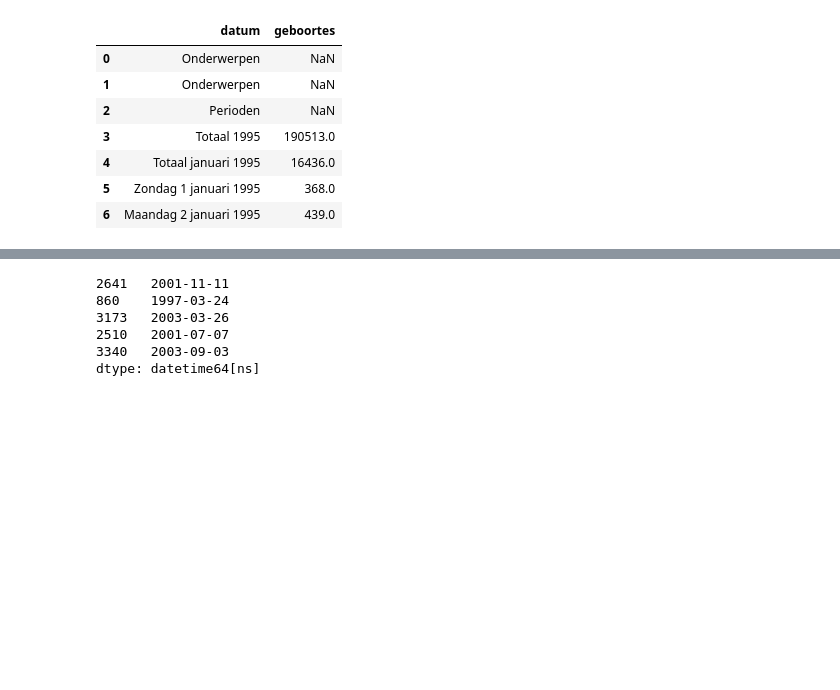
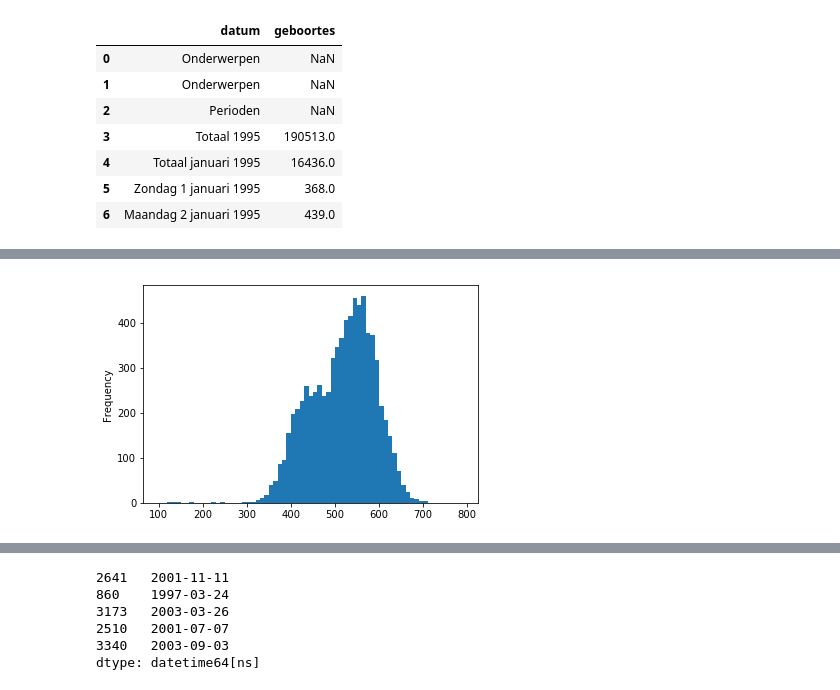
Before and after one commit to Gijs-Koot/Gijs-Koot.github.io, a Jupyter notebook: notebooks/birth-cleanup.ipynb, the cells around one changed output, grey strips where cells are left out. Drawn from its saved outputs; the diff is of its cells as text; code cells hidden in the pictures; blank space fills up the shorter version.

```diff
--- a/notebooks/birth-cleanup.ipynb
+++ b/notebooks/birth-cleanup.ipynb
@@ -47,0 +58,4 @@ daily_ned.sample(10)
+# %%
+daily_ned.geboortes.plot.hist(bins = np.arange(100, 800, 10));
+# %% [output]
+[figure, added]
```
Also changed, not shown: parts of 14 cells of this notebook.
